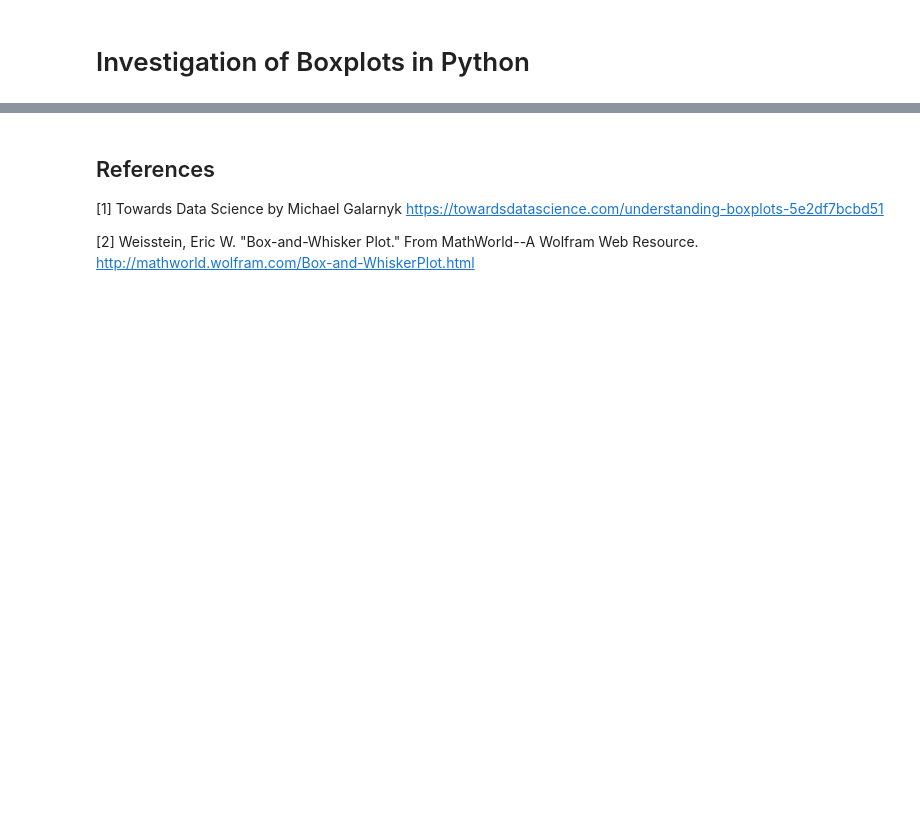
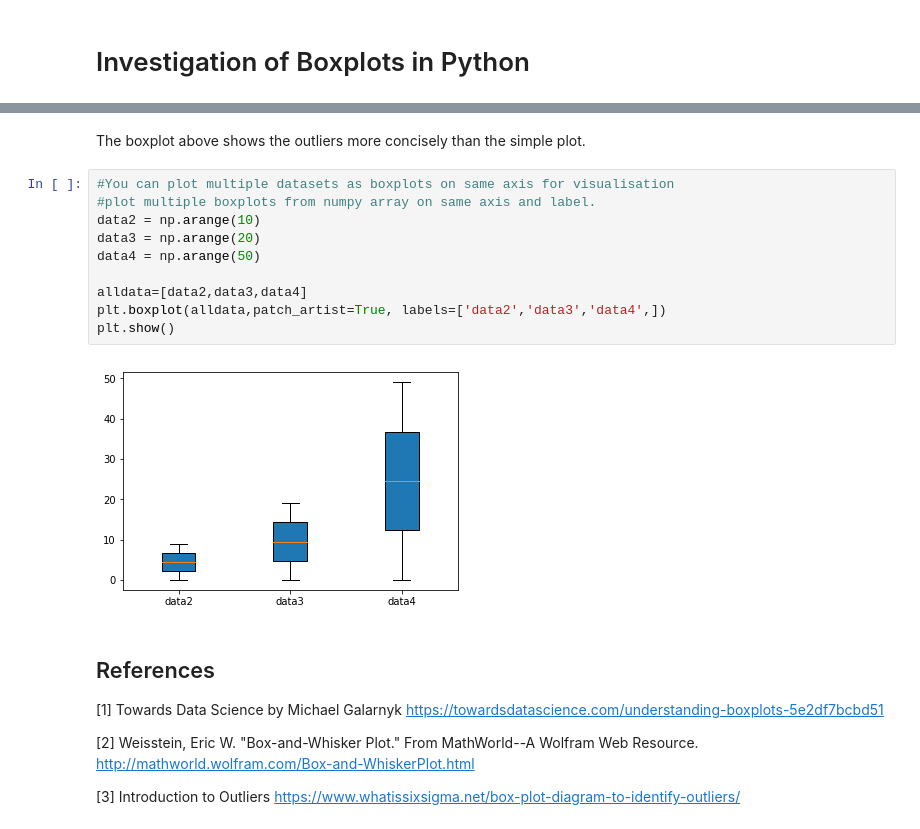
Before and after one commit to GregFee/boxplots, a Jupyter notebook: boxplots.ipynb, the cells around one changed output, grey strips where cells are left out. Cells and saved outputs as stored; diff of their text form; blank space fills up the shorter version.

```diff
--- a/boxplots.ipynb
+++ b/boxplots.ipynb
@@ -74,6 +85,22 @@ plt.show()
+# %% [markdown]
+The boxplot above shows the outliers more concisely than the simple plot.
+# %%
+#You can plot multiple datasets as boxplots on same axis for visualisation
+#plot multiple boxplots from numpy array on same axis and label.
+data2 = np.arange(10)
+data3 = np.arange(20)
+data4 = np.arange(50)
+
+alldata=[data2,data3,data4]
+plt.boxplot(alldata,patch_artist=True, labels=['data2','data3','data4',])
+plt.show()
+# %% [output]
+[figure, added]
 # %% [markdown]
 ## References
 
 [1] Towards Data Science by Michael Galarnyk https://towardsdatascience.com/understanding-boxplots-5e2df7bcbd51
 
 [2] Weisstein, Eric W. "Box-and-Whisker Plot." From MathWorld--A Wolfram Web Resource. http://mathworld.wolfram.com/Box-and-WhiskerPlot.html
+
+[3] Introduction to Outliers https://www.whatissixsigma.net/box-plot-diagram-to-identify-outliers/
```
Also changed, not shown: parts of 9 cells of this notebook.
